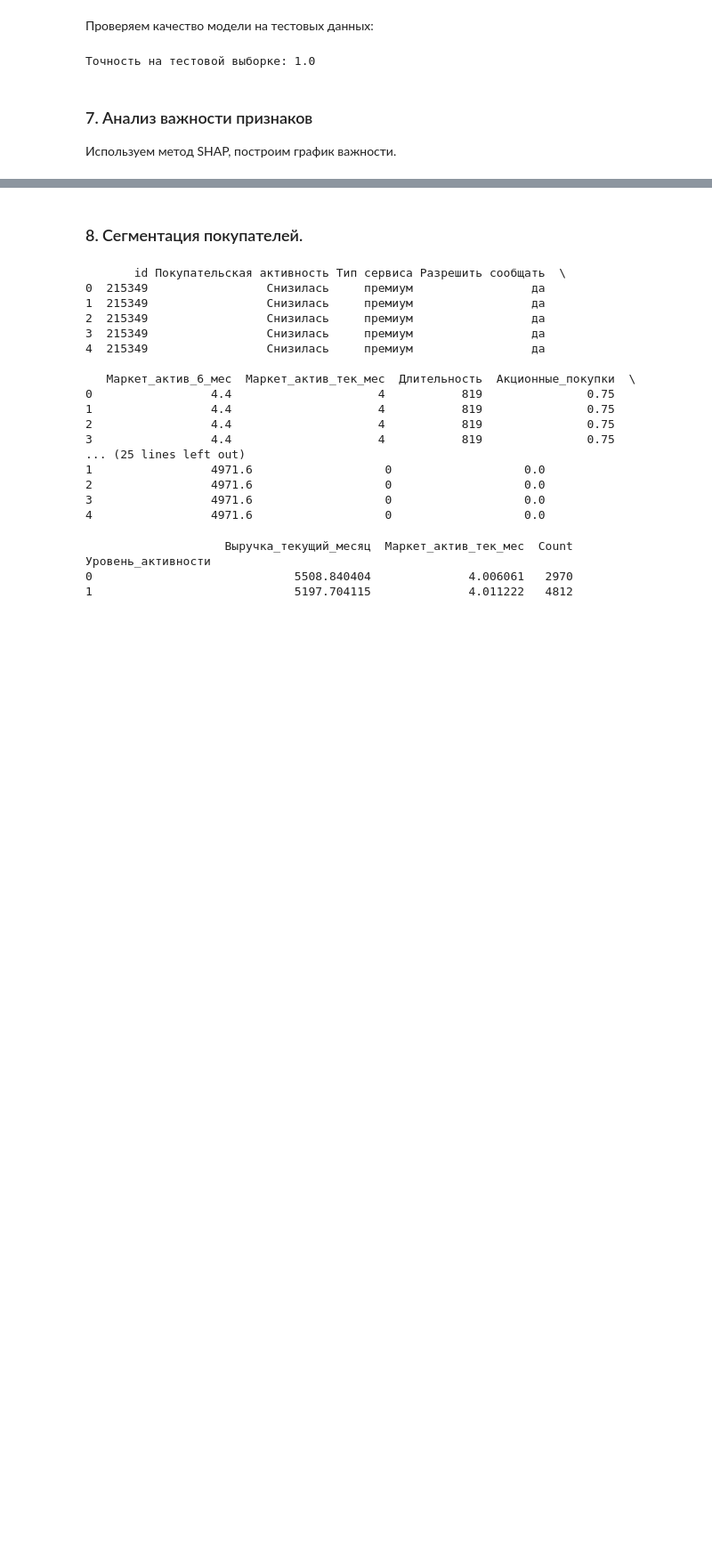
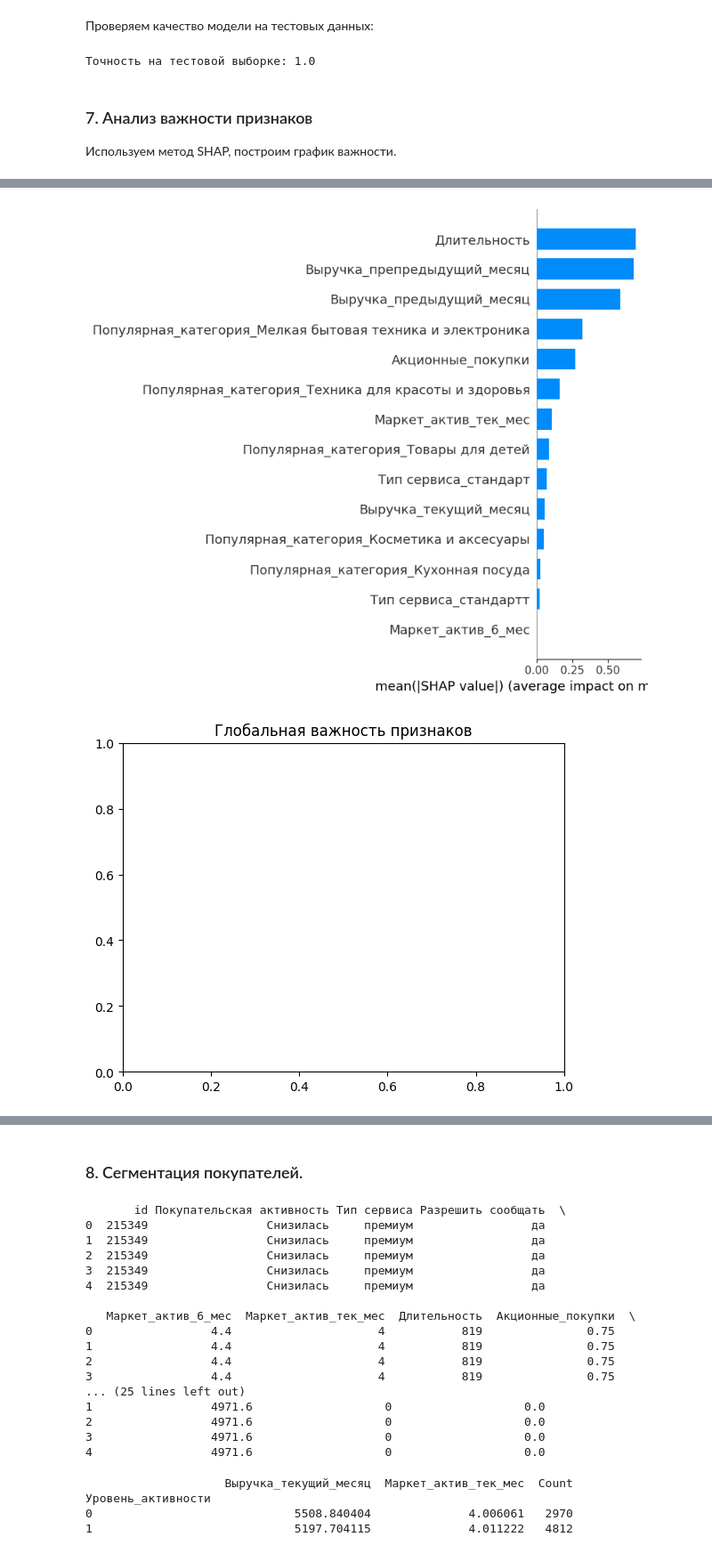
Before and after one commit to eugenii/DS_10_11, a Jupyter notebook: pr_11.ipynb, the cells around one changed output, grey strips where cells are left out. Shown: that part at 89% size. Cells and saved outputs as stored; diff of their text form; code cells hidden in the pictures; blank space fills up the shorter version.

```diff
--- a/pr_11.ipynb
+++ b/pr_11.ipynb
@@ -363,15 +363,15 @@ preprocessor = ColumnTransformer(
     remainder='drop'
 )
 # Разделяем кколичественные признаки на 2 группы - для разных скейлеров
-num_features_group1 = ['Маркет_актив_6_мес', 'Маркет_актив_тек_мес', 'Выручка_препредыдущий_месяц', 'Выручка_предыдущий_месяц', 'Выручка_текущий_месяц']
-num_features_group2 = ['Длительность', 'Акционные_покупки']
+num_features_group1 = ['Выручка_препредыдущий_месяц', 'Выручка_предыдущий_месяц', 'Выручка_текущий_месяц', 'Длительность']
+num_features_group2 = ['Акционные_покупки', 'Маркет_актив_6_мес', 'Маркет_актив_тек_мес']
 
 # Создаем ColumnTransformer
 preprocessor = ColumnTransformer(
     transformers=[
         ('ohe', ohe_pipe, ohe_features),
-        ('num_group1', StandardScaler(), num_features_group1),
-        ('num_group2', MinMaxScaler(), num_features_group2)
+        ('num_group2', StandardScaler(), num_features_group2),
+        ('num_group1', MinMaxScaler(), num_features_group1)
     ],
     remainder='drop'
 )
@@ -757,0 +672,62 @@ if isinstance(final_model, Pipeline):
+# %%
+# Получаем лучшую модель из GridSearchCV
+final_model = grid_search_lr.best_estimator_
+
+# Проверяем, является ли модель пайплайном
+if isinstance(final_model, Pipeline):
+    # Получаем шаг с моделью
+    model_step = final_model.named_steps['model']
+
+    # Получаем предобработанные данные для объяснения
+    preprocessor = final_model.named_steps['preprocessor']
+    X_train_transformed = preprocessor.transform(X_train)
+    X_test_transformed = preprocessor.transform(X_test)
+
+    # Создаем список для хранения имен признаков после преобразования
+    feature_names = []
+
+    # Обработка OneHotEncoder
+    if 'ohe' in preprocessor.named_transformers_:
+        ohe = preprocessor.named_transformers_['ohe'].named_steps['ohe']  # Получаем OneHotEncoder
+        ohe_features = preprocessor.named_transformers_['ohe'].get_feature_names_out()  # Имена исходных признаков
+        feature_names.extend(ohe_features)
+
+    # Обработка числовых признаков
+    if 'num_group1' in preprocessor.named_transformers_:
+        num_features_group1 = preprocessor.named_transformers_['num_group1'].get_feature_names_out()
+        feature_names.extend(num_features_group1)
+
+    if 'num_group2' in preprocessor.named_transformers_:
+        num_features_group2 = preprocessor.named_transformers_['num_group2'].get_feature_names_out()
+        feature_names.extend(num_features_group2)
+
+    # Создаем DataFrame с именами признаков
+    X_train_transformed_df = pd.DataFrame(X_train_transformed, columns=feature_names)
+    X_test_transformed_df = pd.DataFrame(X_test_transformed, columns=feature_names)
+
+    # Создаем объяснитель SHAP для линейной модели
+    explainer = shap.LinearExplainer(model_step, X_train_transformed_df)
+
+    # Вычисляем SHAP-значения для тестовых данных
+    shap_values = explainer.shap_values(X_test_transformed_df)
+
+    # Для бинарной классификации берем SHAP values для класса 1
+    if isinstance(shap_values, list):
+        shap_values = shap_values[1]
+
+    # Визуализация: Глобальная важность признаков
+    plt.figure(figsize=(10, 8))
+    shap.summary_plot(shap_values, X_test_transformed_df, plot_type="bar")
+    plt.title("Глобальная важность признаков")
+    plt.show()
+
+    # Визуализация: Распределение SHAP-значений
+    plt.figure(figsize=(10, 8))
+    shap.summary_plot(shap_values, X_test_transformed_df)
+    plt.title("Распределение SHAP-значений")
+    plt.show()
+else:
+    print("Модель не является пайплайном, требуется другая обработка")
+# %% [output]
+[figure, added]
+[figure, added]
```
Also changed, not shown: parts of 8 cells of this notebook.
